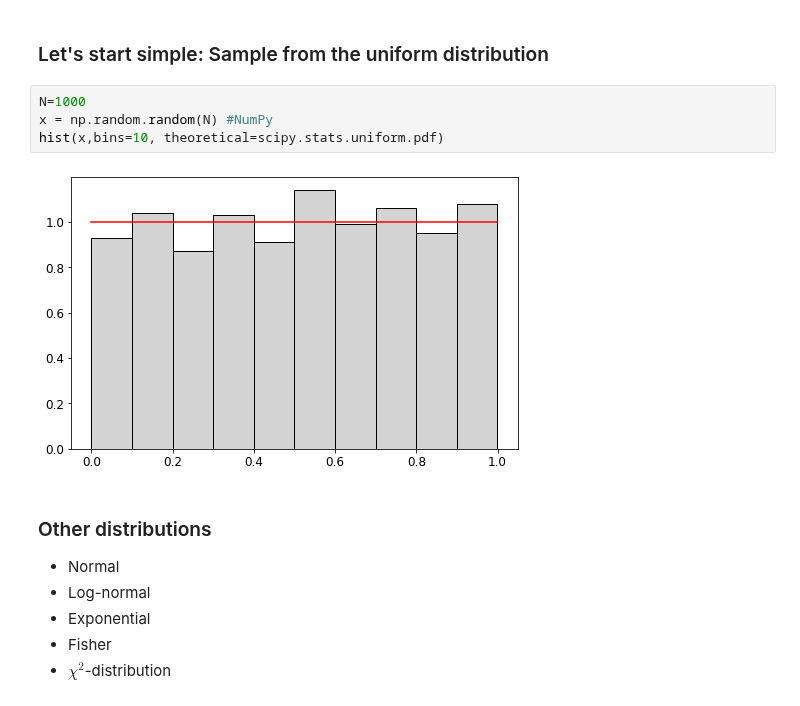
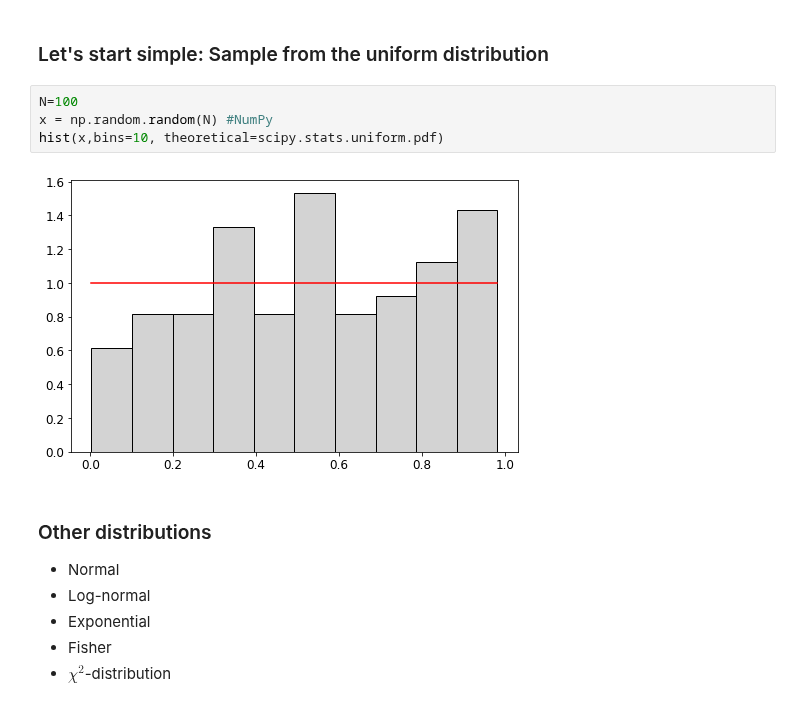
Before and after one commit to bschjerning/dp_ucph, a Jupyter notebook: 1_theory_tools/04_multi_d_integration.ipynb, the cells around one changed output. Cells and saved outputs as stored; diff of their text form.

```diff
--- a/1_theory_tools/04_multi_d_integration.ipynb
+++ b/1_theory_tools/04_multi_d_integration.ipynb
@@ -147,11 +151,11 @@ def hist(data,bins='auto',range=None,theoretical=None,cdf=False):
 # %% [markdown]
 ### Let's start simple: Sample from the uniform distribution
 # %%
-N=1000
+N=100
 x = np.random.random(N) #NumPy
 hist(x,bins=10, theoretical=scipy.stats.uniform.pdf)
 # %% [output]
-[figure, old version]
+[figure, new version]
 # %% [markdown]
 ### Other distributions
 
```
Also changed, not shown: parts of 25 cells of this notebook, 2 other files.
